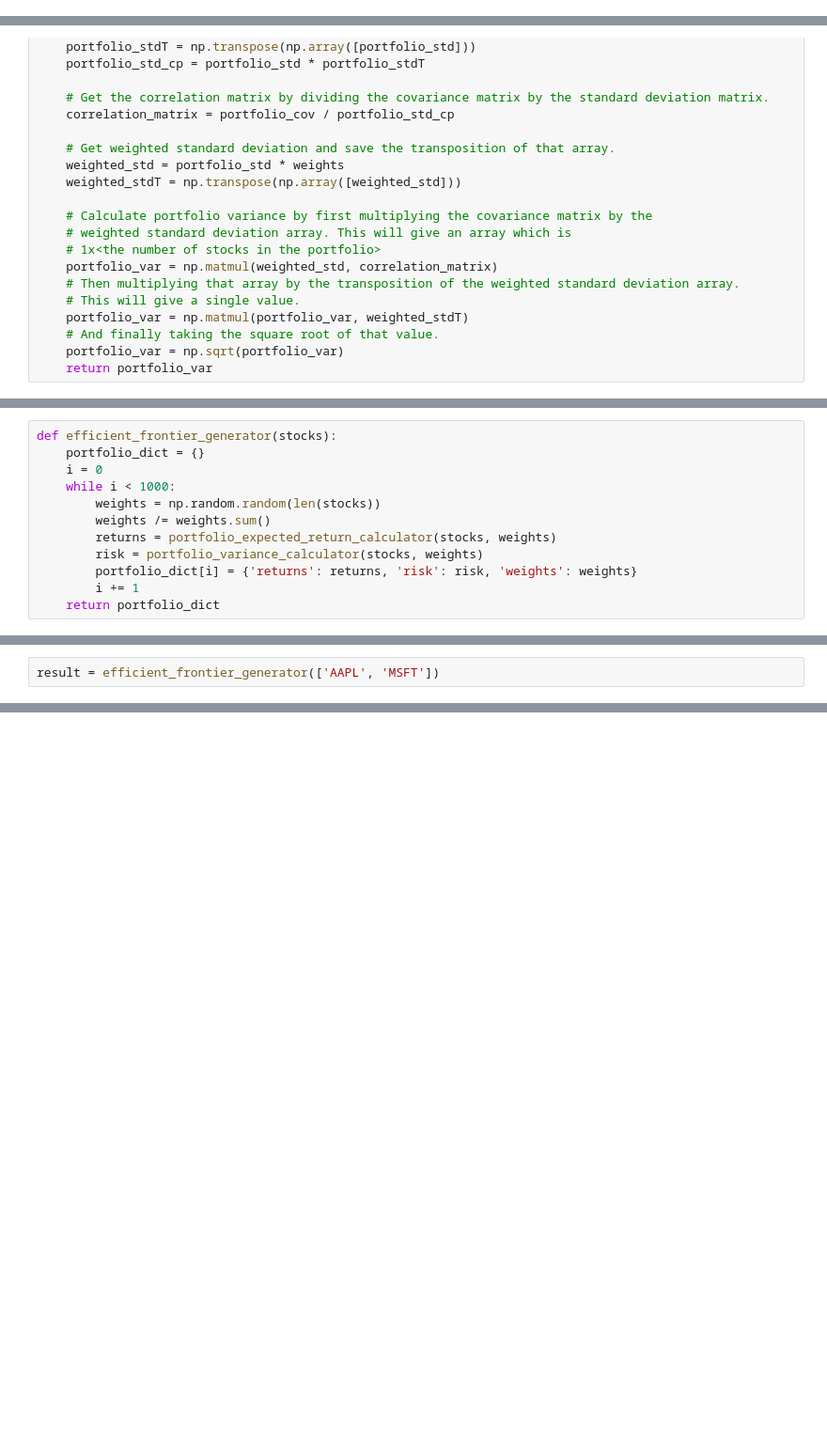
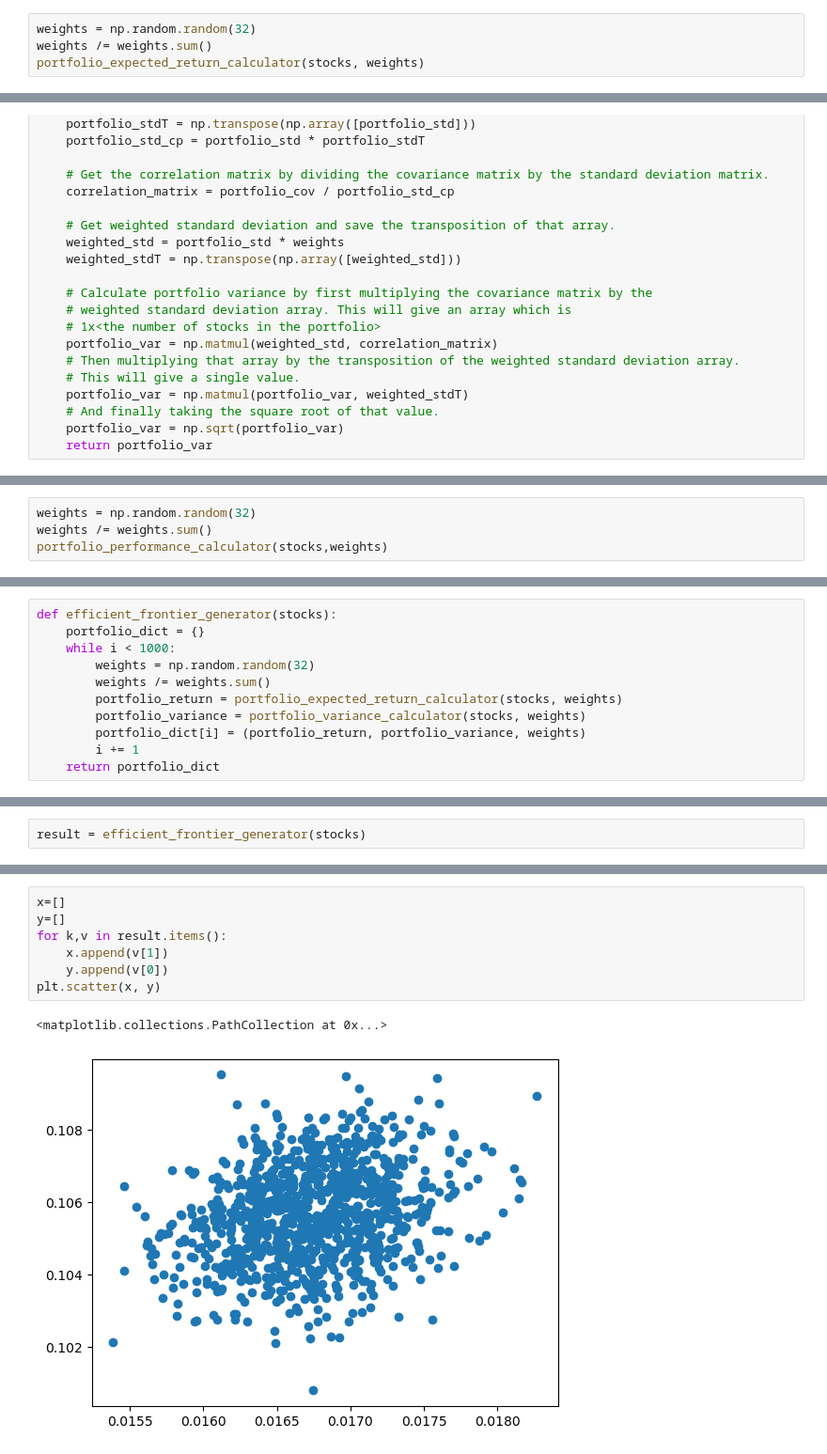
Before and after one commit to anuraggargLTI/module_8_project_1, a Jupyter notebook: efficient_frontier.ipynb, the cells around one changed output, grey strips where cells are left out. Shown: that part at 94% size. Cells and saved outputs as stored; diff of their text form; blank space fills up the shorter version.

```diff
--- a/efficient_frontier.ipynb
+++ b/efficient_frontier.ipynb
@@ -50,3 +69,7 @@ def portfolio_expected_return_calculator(stocks, weights):
     # Sum all these to get the expected return of the portfolio
     weighted_expected_returns = weighted_expected_returns.sum()
     return weighted_expected_returns
+# %%
+weights = np.random.random(32)
+weights /= weights.sum()
+portfolio_expected_return_calculator(stocks, weights)
@@ -86,0 +131,4 @@ def portfolio_variance_calculator(stocks, weights):
+# %%
+weights = np.random.random(32)
+weights /= weights.sum()
+portfolio_performance_calculator(stocks,weights)
@@ -87,12 +179,11 @@ def portfolio_variance_calculator(stocks, weights):
 # %%
 def efficient_frontier_generator(stocks):
     portfolio_dict = {}
-    i = 0
     while i < 1000:
-        weights = np.random.random(len(stocks))
+        weights = np.random.random(32)
         weights /= weights.sum()
-        returns = portfolio_expected_return_calculator(stocks, weights)
-        risk = portfolio_variance_calculator(stocks, weights)
-        portfolio_dict[i] = {'returns': returns, 'risk': risk, 'weights': weights}
+        portfolio_return = portfolio_expected_return_calculator(stocks, weights)
+        portfolio_variance = portfolio_variance_calculator(stocks, weights)
+        portfolio_dict[i] = (portfolio_return, portfolio_variance, weights)
         i += 1
     return portfolio_dict
@@ -99,2 +235,2 @@ def efficient_frontier_generator(stocks):
 # %%
-result = efficient_frontier_generator(['AAPL', 'MSFT'])
+result = efficient_frontier_generator(stocks)
@@ -118,0 +257,10 @@ AttributeError: 'NoneType' object has no attribute 'pct_change'
+# %%
+x=[]
+y=[]
+for k,v in result.items():
+    x.append(v[1])
+    y.append(v[0])
+plt.scatter(x, y)
+# %% [output]
+<matplotlib.collections.PathCollection at 0x...>
+[figure, added]
```
Also changed, not shown: parts of 14 cells of this notebook.
